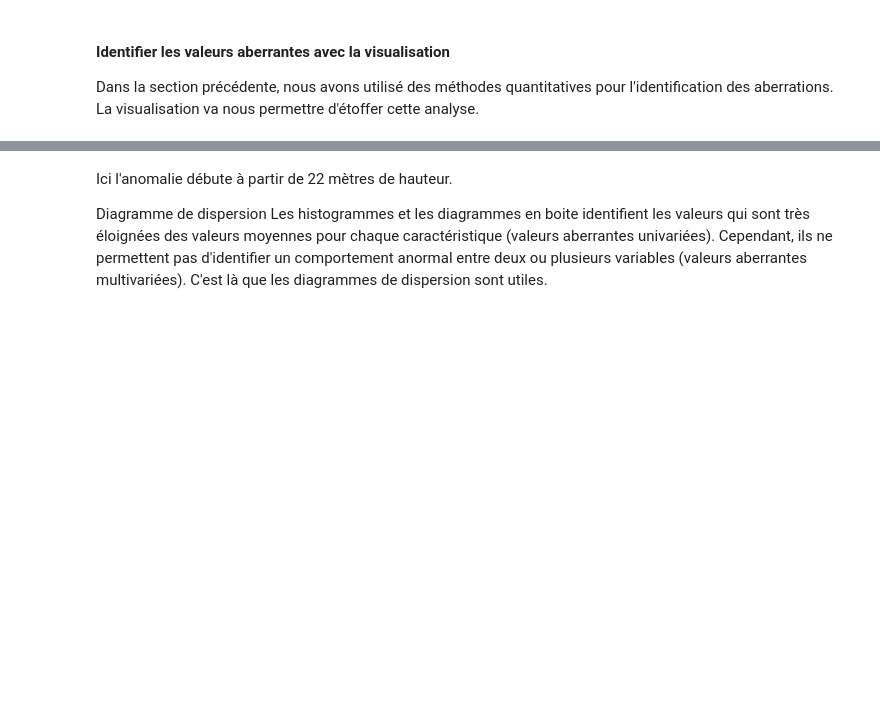
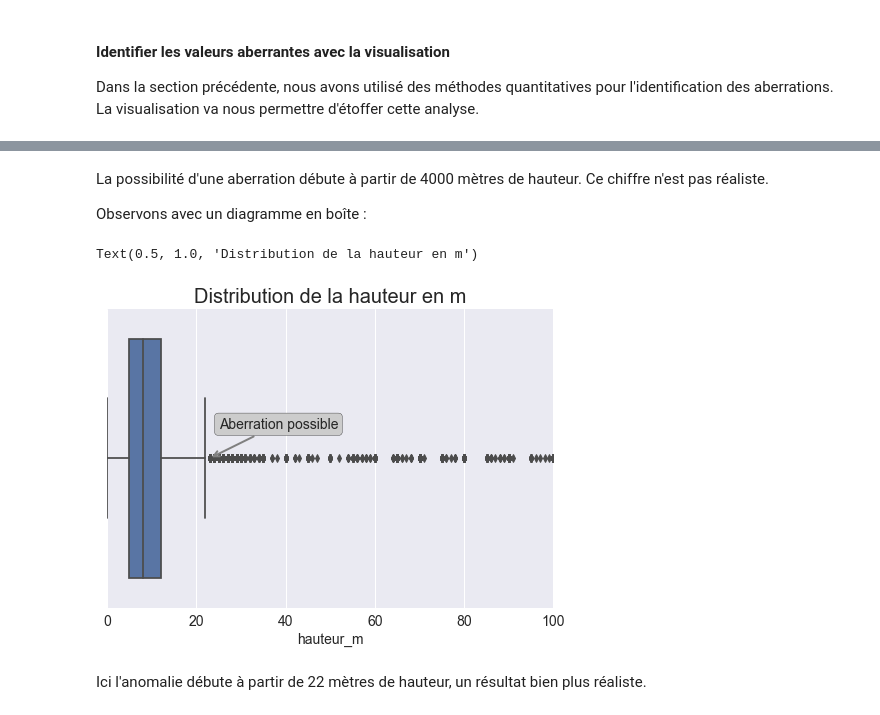
Before and after one commit to Abdess/vegetalisons_paris, a Jupyter notebook: P2_01_notebook.ipynb, the cells around one changed output, grey strips where cells are left out. Cells and saved outputs as stored; diff of their text form; code cells hidden in the pictures; blank space fills up the shorter version.

```diff
--- a/P2_01_notebook.ipynb
+++ b/P2_01_notebook.ipynb
@@ -331,22 +477,26 @@ plt.title('Distribution de la hauteur en m', fontsize=20)
+# %% [markdown]
+La possibilité d'une aberration débute à partir de 4000 mètres de hauteur. Ce chiffre n'est pas réaliste.
+
+Observons avec un diagramme en boîte :
 # %%
-# diagramme en boite de la variable "circonference_cm".
+# diagramme en boite de la variable "hauteur_m".
 ax = sns.boxplot(x=df["hauteur_m"])
 ax.set(xlim=(0, 100))
 
-# notation indicating an outlier
-ax.annotate('Aberration',
+# notation indiquant une éventuelle valeur aberrante
+ax.annotate('Aberration possible',
             xy=(23, 0),
             xytext=(25, -0.1),
             fontsize=14,
             arrowprops=dict(arrowstyle='->', ec='grey', lw=2),
             bbox=dict(boxstyle="round", fc="0.8"))
 
-# xtick, label, and title
+# xtick, étiquettes et titres
 plt.xticks(fontsize=14)
 plt.xlabel('hauteur_m', fontsize=14)
 plt.title('Distribution de la hauteur en m', fontsize=20)
+# %% [output]
+Text(0.5, 1.0, 'Distribution de la hauteur en m')
+[figure, added]
 # %% [markdown]
-Ici l'anomalie débute à partir de 22 mètres de hauteur.
-
-Diagramme de dispersion
-Les histogrammes et les diagrammes en boite identifient les valeurs qui sont très éloignées des valeurs moyennes pour chaque caractéristique (valeurs aberrantes univariées). Cependant, ils ne permettent pas d'identifier un comportement anormal entre deux ou plusieurs variables (valeurs aberrantes multivariées). C'est là que les diagrammes de dispersion sont utiles.
+Ici l'anomalie débute à partir de 22 mètres de hauteur, un résultat bien plus réaliste.
```
Also changed, not shown: parts of 31 cells of this notebook.
